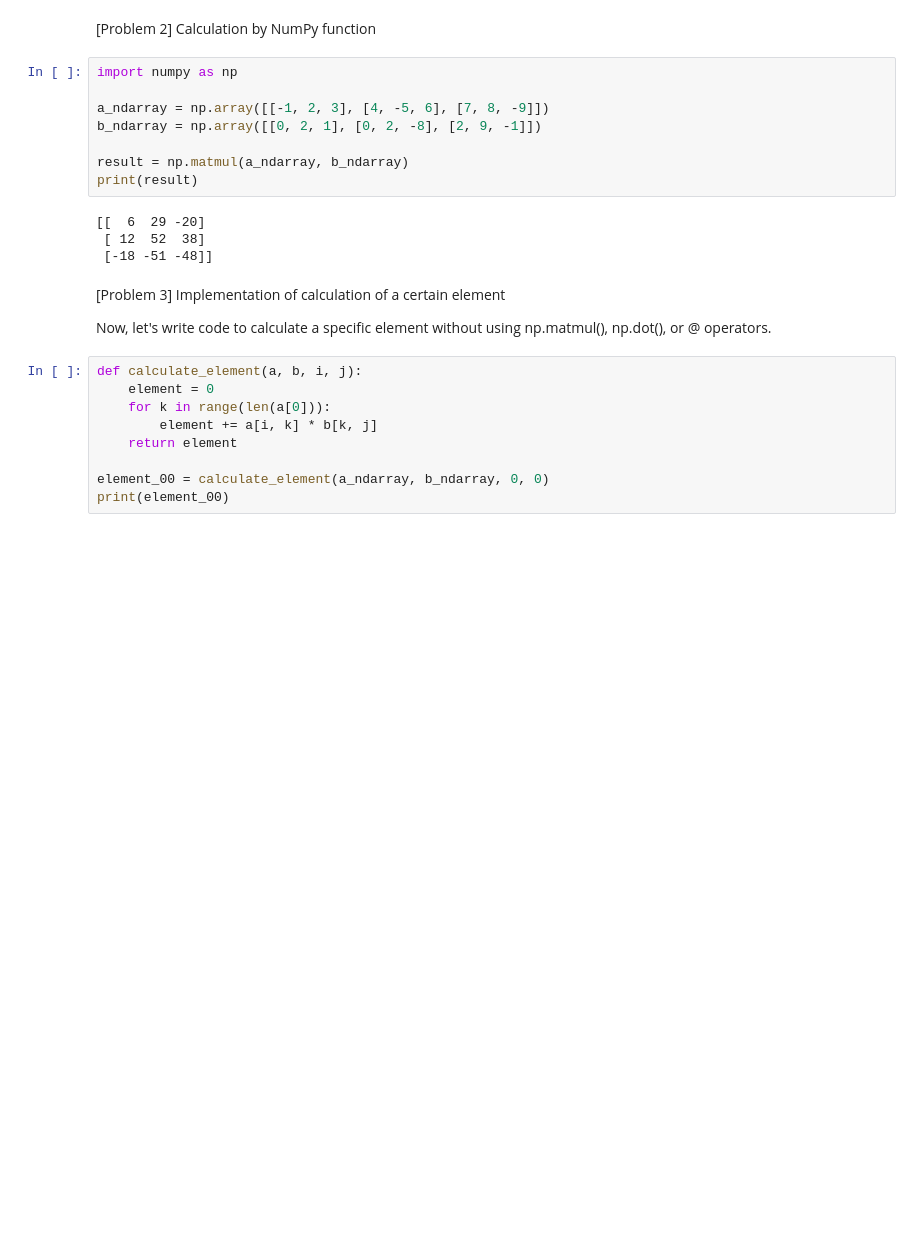
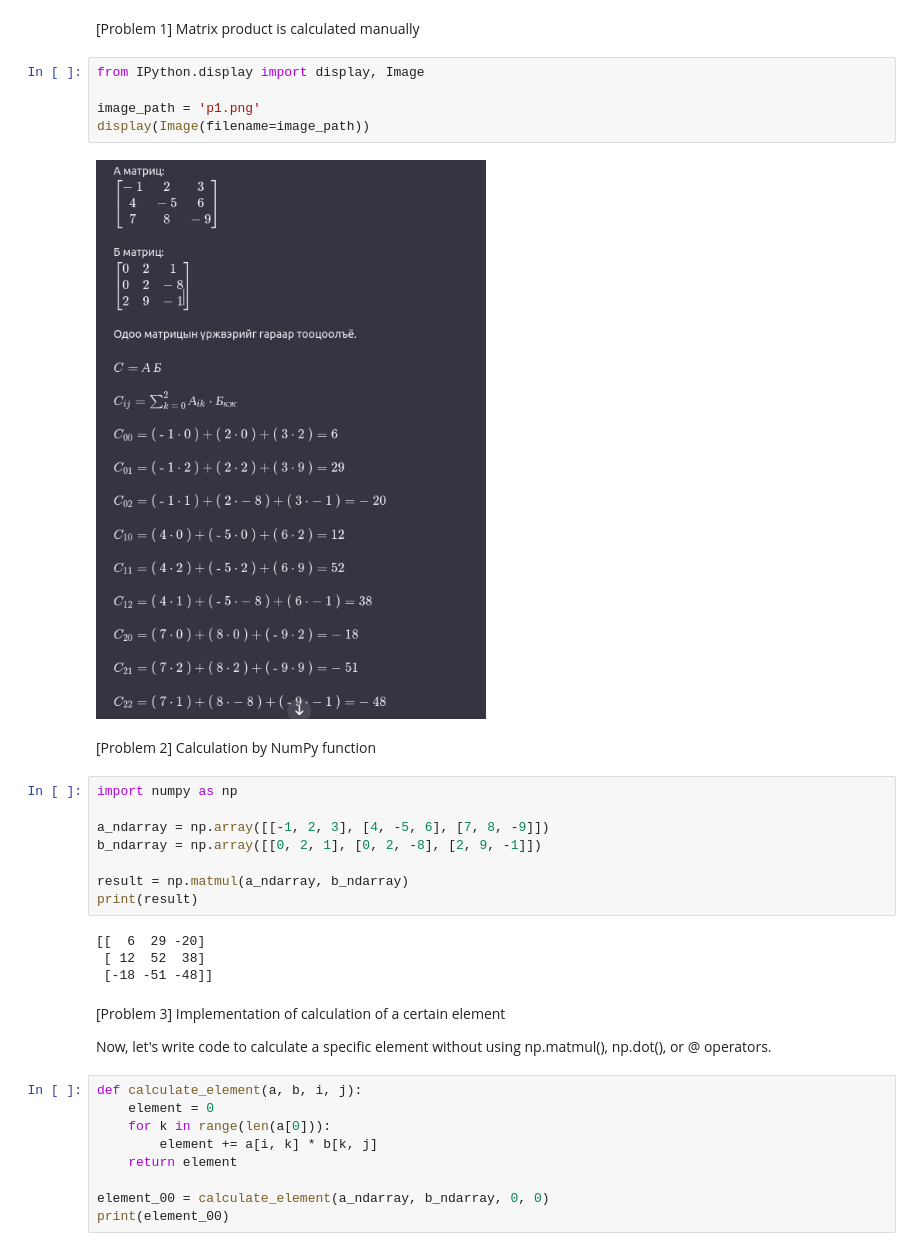
Before and after one commit to AnnaCarson1/AI_Empa, a Jupyter notebook: Matrix_imp/problem.ipynb, the cells around one changed output. Cells and saved outputs as stored; diff of their text form; blank space fills up the shorter version.

Commit message:
matrix

```diff
--- a/Matrix_imp/problem.ipynb
+++ b/Matrix_imp/problem.ipynb
@@ -81,3 +1,12 @@ This should give you the matrix product using the transposed matrix.
+# %% [markdown]
+[Problem 1] Matrix product is calculated manually
+# %%
+from IPython.display import display, Image
+
+image_path = 'p1.png'
+display(Image(filename=image_path))
+# %% [output]
+[figure, added]
 # %% [markdown]
 [Problem 2] Calculation by NumPy function
 # %%
```
Also changed, not shown: parts of 1 cell of this notebook.
